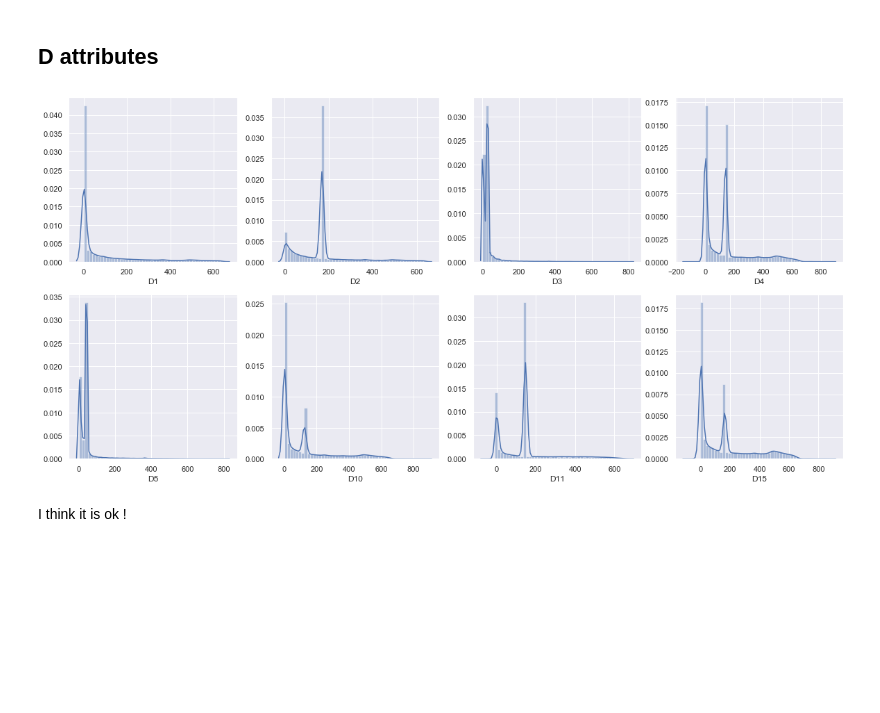
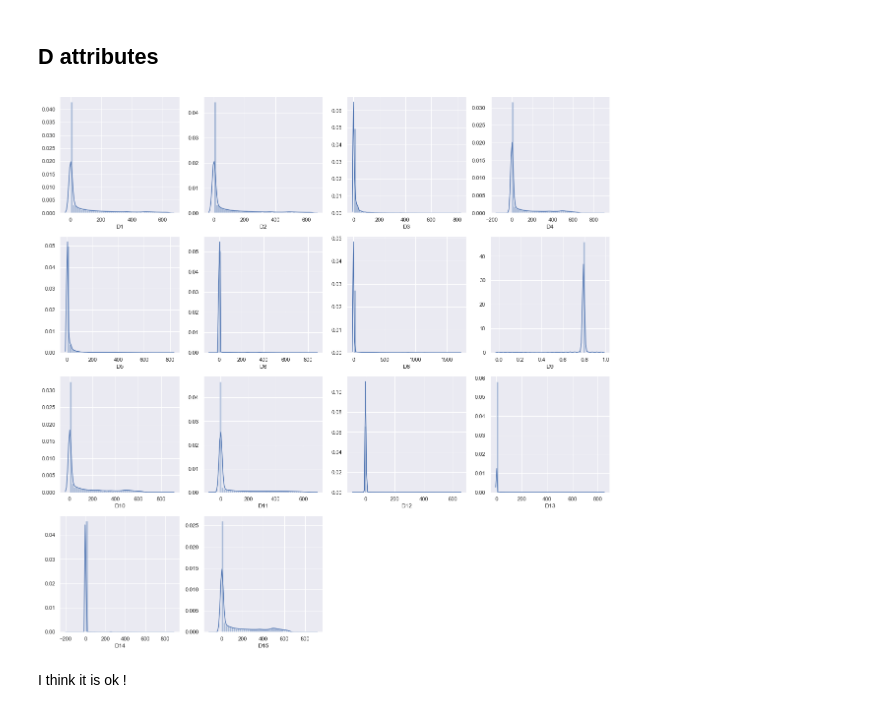
Before and after one commit to gsoosk/FraudDetection, a Jupyter notebook: Fraud Detection.ipynb, the cells around one changed output. Cells and saved outputs as stored; diff of their text form; code cells hidden in the pictures; blank space fills up the shorter version.

```diff
--- a/Fraud Detection.ipynb
+++ b/Fraud Detection.ipynb
@@ -94,6 +94,7 @@ from sklearn.base import TransformerMixin, BaseEstimator
 class PercentImputer(TransformerMixin, BaseEstimator):
     def __init__(self, percent=0.6):
         self.percent = percent
+        self.not_labels = []
     def fit(self, X, y=None):
         length = len(X)
         nulls_count = X.isnull().sum()
@@ -102,12 +103,14 @@ class PercentImputer(TransformerMixin, BaseEstimator):
         for label in labels:
             if(nulls_count[label] < self.percent * length):
                 self.new_labels.append(label)
+            else:
+                self.not_labels.append(label)
         return self
     def transform(self, X, y=None):
         return X[self.new_labels]
 # %%
-p_number_imputer = PercentImputer(percent=0.6)
-p_labels_imputer = PercentImputer(percent=0.55)
+p_number_imputer = PercentImputer(percent=0.9)
+p_labels_imputer = PercentImputer(percent=0.9)
 numbers_p_imputed = p_number_imputer.fit_transform(train_numbers)
 labels_p_imputed = p_labels_imputer.fit_transform(train_labels)
 # %%
@@ -129,7 +132,7 @@ memory usage: 959.7 MB
 Then impute them with simple imputer and mean method
 # %%
 from sklearn.impute import SimpleImputer
-numbers_imputed = SimpleImputer(strategy='mean', verbose=-1).fit_transform(numbers_p_imputed)
+numbers_imputed = SimpleImputer(strategy='most_frequent', verbose=-1).fit_transform(numbers_p_imputed)
 # %%
 numbers_imputed = pd.DataFrame(numbers_imputed, columns=numbers_p_imputed.columns)
 # %% [markdown]
@@ -219,5 +225,5 @@ for i in range(5):
     if att in numbers_ta_filtered:
         l+=1
         plt.subplot(2, 2, l)
-        sns.distplot(numbers_ta_filtered[att])
+        sns.distplot(numbers_ta_filtered[att], )
 # %% [output]
@@ -368,14 +386,14 @@ numbers_cat = CategorizeCs().transform(numbers_ta_filtered)
 # %%
 plt.figure(figsize=(20, 20))
 j = 1;
 for i in range(15):
     att = 'D' + str(i+1)
-    if att in numbers_ta_filtered:
+    if att in numbers_cat:
         plt.subplot(4, 4, j)
-        sns.distplot(numbers_ta_filtered['D' + str(i+1)])
+        sns.distplot(numbers_cat['D' + str(i+1)])
         j+=1
 # %% [output]
-[figure, old version]
+[figure, new version]
 # %% [markdown]
 I think it is ok !
 # %% [markdown]
```
Also changed, not shown: parts of 141 cells of this notebook.
